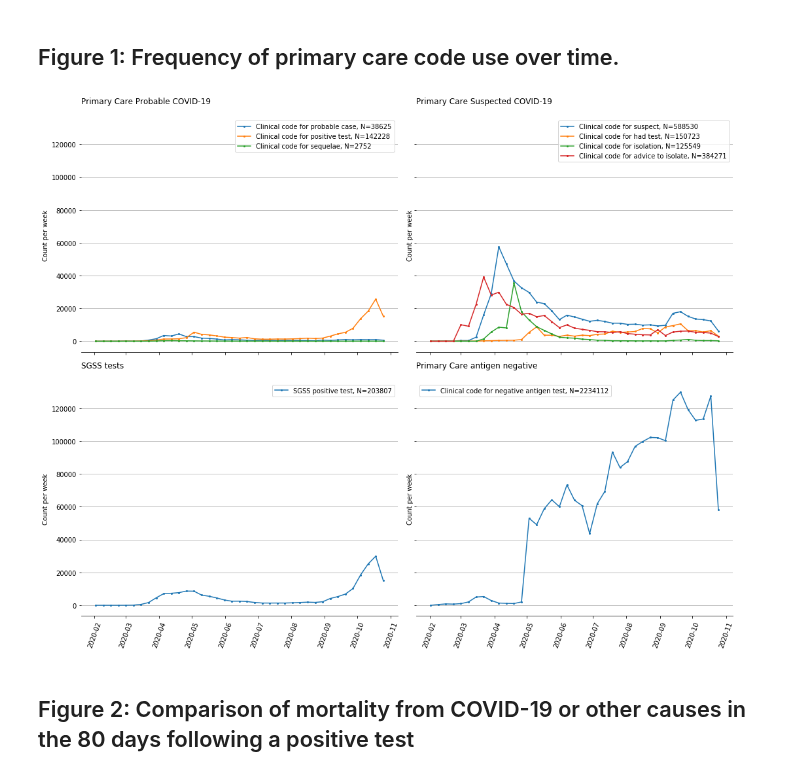
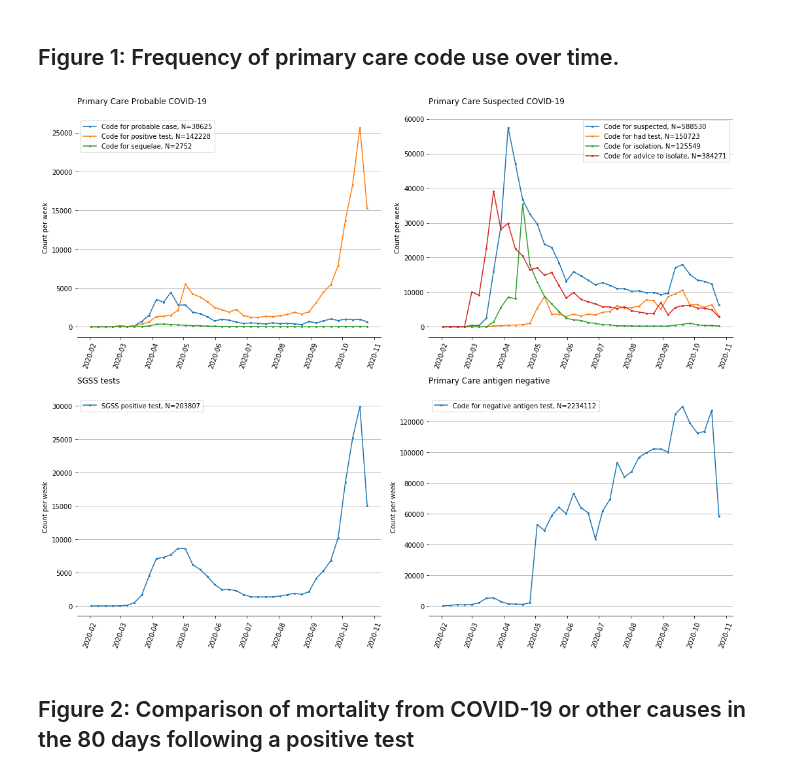
Before and after one commit to opensafely/primary-care-covid-codes-research, a Jupyter notebook: notebooks/primary-care-covid-codes.ipynb, the cells around one changed output. Drawn from its saved outputs; the diff is of its cells as text; code cells hidden in the pictures.

Commit message:
rearrange plots

```diff
--- a/notebooks/primary-care-covid-codes.ipynb
+++ b/notebooks/primary-care-covid-codes.ipynb
@@ -308,44 +308,46 @@ A high level of COVID-19 related mortality in people identified as "probable cas
 # %%
 
 def plotstyle(axesrow, axescol, title):
     axs[axesrow,axescol].set_ylabel('Count per week')
     axs[axesrow,axescol].xaxis.set_tick_params(labelrotation=70)
     #axs[0,0].set_ylim(bottom=0) # might remove this in future depending on count fluctuation
     axs[axesrow,axescol].grid(axis='y')
     axs[axesrow,axescol].legend()
     axs[axesrow,axescol].set_title(title, loc='left', y=1)
+    axs[axesrow,axescol].tick_params(labelbottom=True)
     axs[axesrow,axescol].spines["left"].set_visible(False)
     axs[axesrow,axescol].spines["right"].set_visible(False)
     axs[axesrow,axescol].spines["top"].set_visible(False)
 
 
-fig, axs = plt.subplots(2, 2, figsize=(15,12), sharey=True,  sharex=True)
+fig, axs = plt.subplots(2, 2, figsize=(15,12), sharey=False,  sharex=True)
 
-axs[0,0].plot(codecounts_week.index, codecounts_week["probable_covid"], marker='o', markersize=2, label=f"""Clinical code for probable case, N={codecounts_total["probable_covid"]}""")
-axs[0,0].plot(codecounts_week.index, codecounts_week["probable_covid_pos_test"],  marker='o', markersize=2, label=f"""Clinical code for positive test, N={codecounts_total["probable_covid_pos_test"]}""")
-axs[0,0].plot(codecounts_week.index, codecounts_week["probable_covid_sequelae"], marker='o', markersize=2, label=f"""Clinical code for sequelae, N={codecounts_total["probable_covid_sequelae"]}""")
+axs[0,0].plot(codecounts_week.index, codecounts_week["probable_covid"], marker='o', markersize=2, label=f"""Code for probable case, N={codecounts_total["probable_covid"]}""")
+axs[0,0].plot(codecounts_week.index, codecounts_week["probable_covid_pos_test"],  marker='o', markersize=2, label=f"""Code for positive test, N={codecounts_total["probable_covid_pos_test"]}""")
+axs[0,0].plot(codecounts_week.index, codecounts_week["probable_covid_sequelae"], marker='o', markersize=2, label=f"""Code for sequelae, N={codecounts_total["probable_covid_sequelae"]}""")
 plotstyle(0,0, "Primary Care Probable COVID-19\n");
 
-axs[0,1].plot(codecounts_week.index, codecounts_week["suspected_covid"], marker='o', markersize=2, label=f"""Clinical code for suspect, N={codecounts_total["suspected_covid"]}""")
-axs[0,1].plot(codecounts_week.index, codecounts_week["suspected_covid_had_test"], marker='o', markersize=2, label=f"""Clinical code for had test, N={codecounts_total["suspected_covid_had_test"]}""")
-axs[0,1].plot(codecounts_week.index, codecounts_week["suspected_covid_isolation"], marker='o', markersize=2, label=f"""Clinical code for isolation, N={codecounts_total["suspected_covid_isolation"]}""")
-axs[0,1].plot(codecounts_week.index, codecounts_week["suspected_covid_advice"], marker='o', markersize=2, label=f"""Clinical code for advice to isolate, N={codecounts_total["suspected_covid_advice"]}""")
+axs[0,1].plot(codecounts_week.index, codecounts_week["suspected_covid"], marker='o', markersize=2, label=f"""Code for suspected, N={codecounts_total["suspected_covid"]}""")
+axs[0,1].plot(codecounts_week.index, codecounts_week["suspected_covid_had_test"], marker='o', markersize=2, label=f"""Code for had test, N={codecounts_total["suspected_covid_had_test"]}""")
+axs[0,1].plot(codecounts_week.index, codecounts_week["suspected_covid_isolation"], marker='o', markersize=2, label=f"""Code for isolation, N={codecounts_total["suspected_covid_isolation"]}""")
+axs[0,1].plot(codecounts_week.index, codecounts_week["suspected_covid_advice"], marker='o', markersize=2, label=f"""Code for advice to isolate, N={codecounts_total["suspected_covid_advice"]}""")
 plotstyle(0,1, "Primary Care Suspected COVID-19\n");
-
 
 axs[1,0].plot(codecounts_week.index, codecounts_week["sgss_positive_test"], marker='o', markersize=2, label=f"""SGSS positive test, N={codecounts_total["sgss_positive_test"]}""")
 plotstyle(1,0, "SGSS tests\n");
 
-axs[1,1].plot(codecounts_week.index, codecounts_week["antigen_negative"], marker='o', markersize=2, label=f"""Clinical code for negative antigen test, N={codecounts_total["antigen_negative"]}""")
+axs[1,1].plot(codecounts_week.index, codecounts_week["antigen_negative"], marker='o', markersize=2, label=f"""Code for negative antigen test, N={codecounts_total["antigen_negative"]}""")
 axs[1,1].legend()
 plotstyle(1,1, "Primary Care antigen negative\n");
 
+#axs[1,1].remove()
+#axs[1,2].remove()
 
 plt.tight_layout()
 #fig.suptitle("test title",fontsize=16, y=1)
 plt.show()
 # %% [output]
-[figure, old version]
+[figure, new version]
 # %% [markdown]
 ## Figure 2: Comparison of mortality from COVID-19 or other causes in the 80 days following a positive test
 # %%
```
Also changed, not shown: 1 other file.
